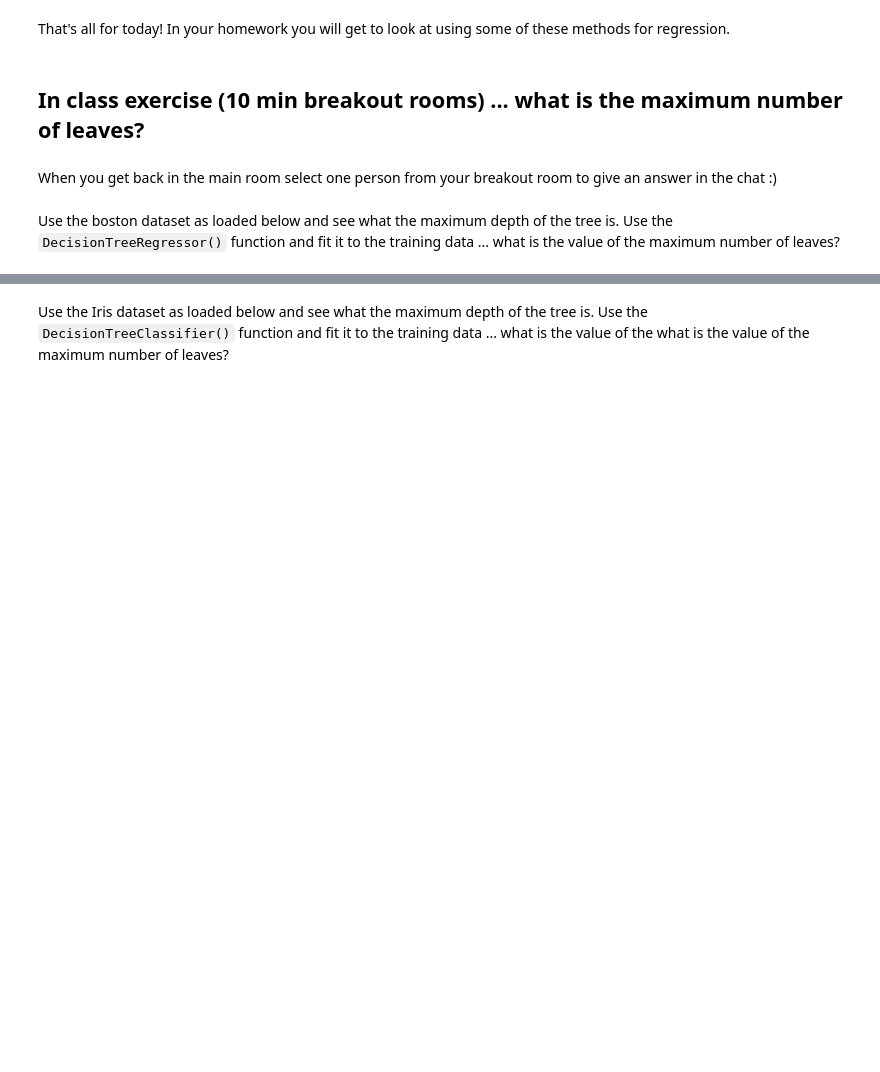
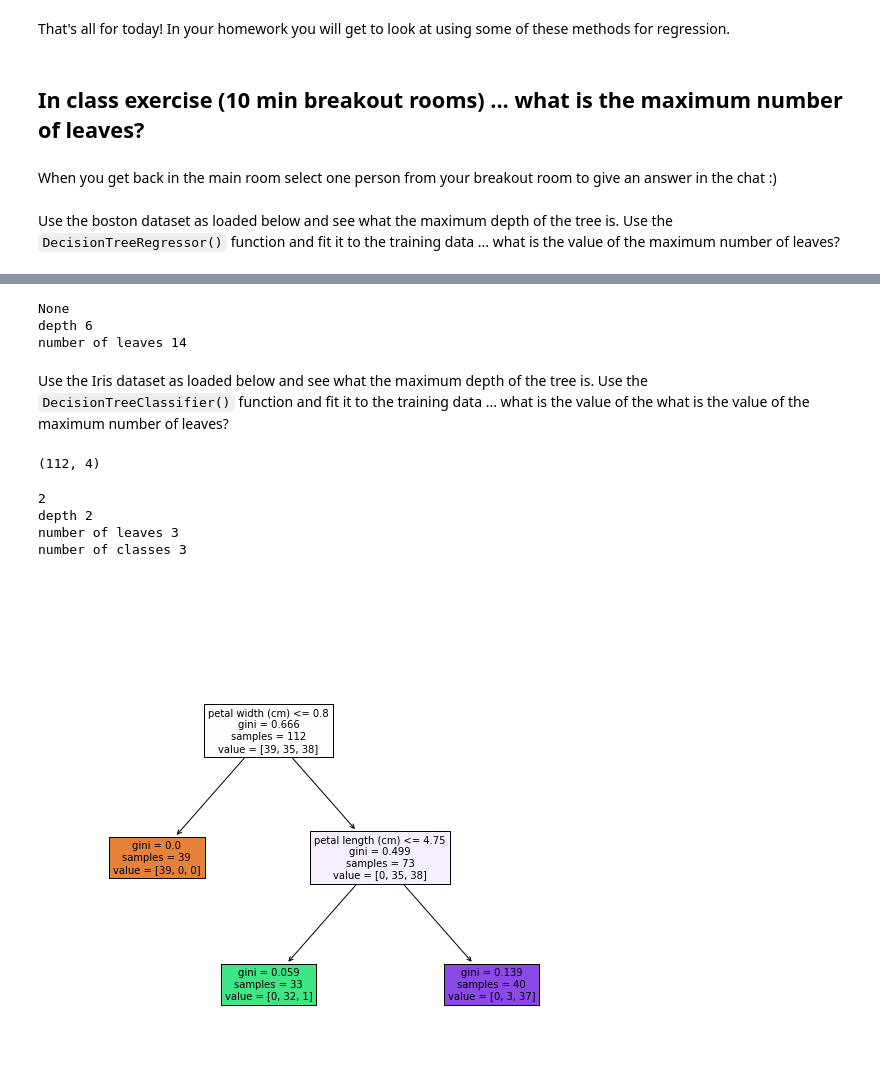
Before and after one commit to UWDIRECT/UWDIRECT.github.io, a Jupyter notebook: Wi21_content/DSMCER/L10_Decision_trees.ipynb, the cells around one changed output, grey strips where cells are left out. Drawn from its saved outputs; the diff is of its cells as text; code cells hidden in the pictures; blank space fills up the shorter version.

```diff
--- a/Wi21_content/DSMCER/L10_Decision_trees.ipynb
+++ b/Wi21_content/DSMCER/L10_Decision_trees.ipynb
@@ -335,3 +375,14 @@ X_train, X_test, y_train, y_test = train_test_split(X, y, test_size=0.25, random
+# %%
+Npoints = 15
+regr = DecisionTreeRegressor()#max_depth=3)
+regr.fit(X_train[0:Npoints], y_train[0:Npoints])
+print(regr.max_depth)
+print("depth", regr.get_depth())
+print("number of leaves", regr.get_n_leaves())
+# %% [output]
+None
+depth 6
+number of leaves 14
 # %% [markdown]
 Use the Iris dataset as loaded below and see what the maximum depth of the tree is.
 Use the `DecisionTreeClassifier()` function and fit it to the training data ... what is the value of the what is the value of the maximum number of leaves?
@@ -339,3 +390,26 @@ Use the `DecisionTreeClassifier()` function and fit it to the training data ...
 df_iris = datasets.load_iris()
 X, y = datasets.load_iris(return_X_y=True)
 X_train, X_test, y_train, y_test = train_test_split(X, y, test_size=0.25, random_state=191)
+# %%
+print(X_train.shape)
+# %% [output]
+(112, 4)
+# %%
+Npoints = 112
+clf = DecisionTreeClassifier(max_depth=2)
+clf.fit(X_train, y_train)
+print(clf.max_depth)
+print("depth", clf.get_depth())
+print("number of leaves", clf.get_n_leaves())
+print("number of classes", clf.n_classes_)
+# %% [output]
+2
+depth 2
+number of leaves 3
+number of classes 3
+# %%
+fig = plt.figure(figsize=(10,7))
+_ = tree.plot_tree(clf, feature_names=df_iris.feature_names, filled=True, fontsize=10)
+plt.tight_layout()
+# %% [output]
+[figure, added]
```
Also changed, not shown: parts of 12 cells of this notebook, 1 other file.
